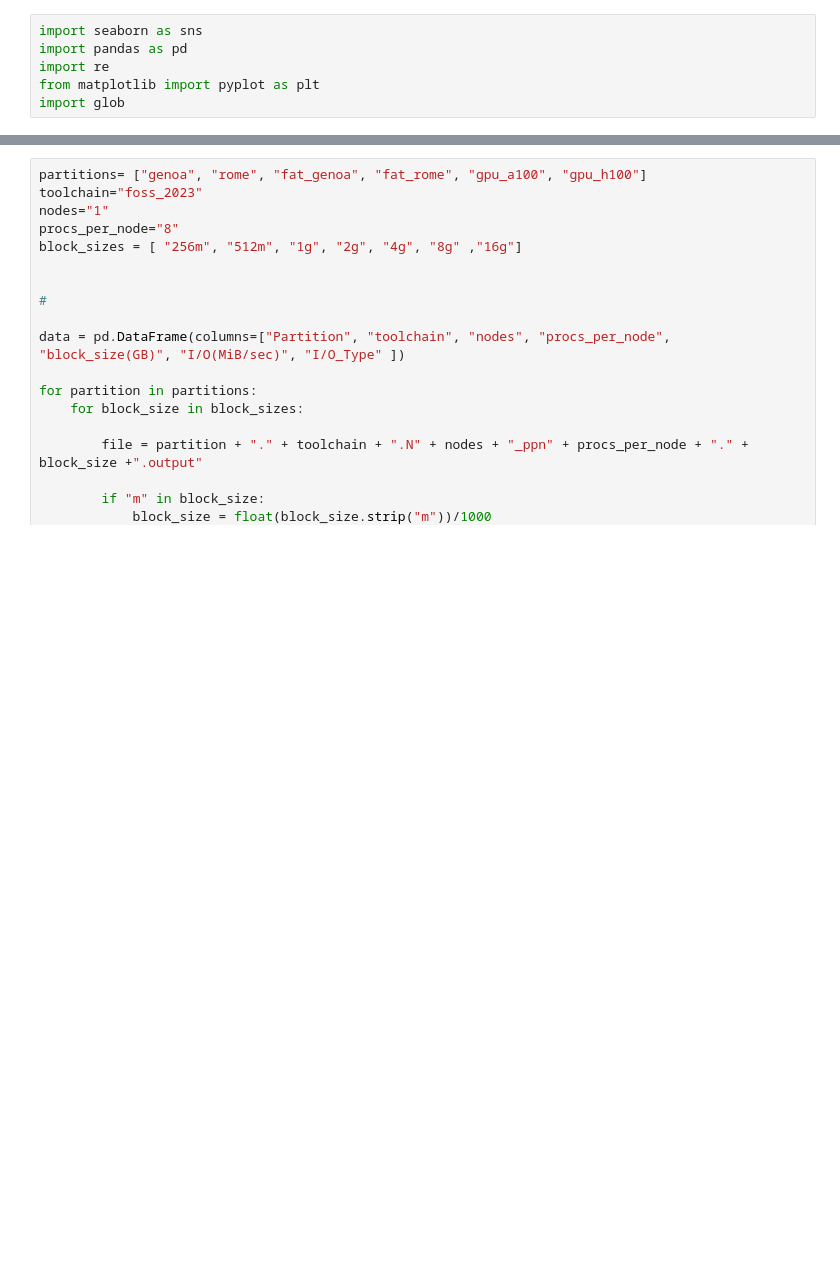
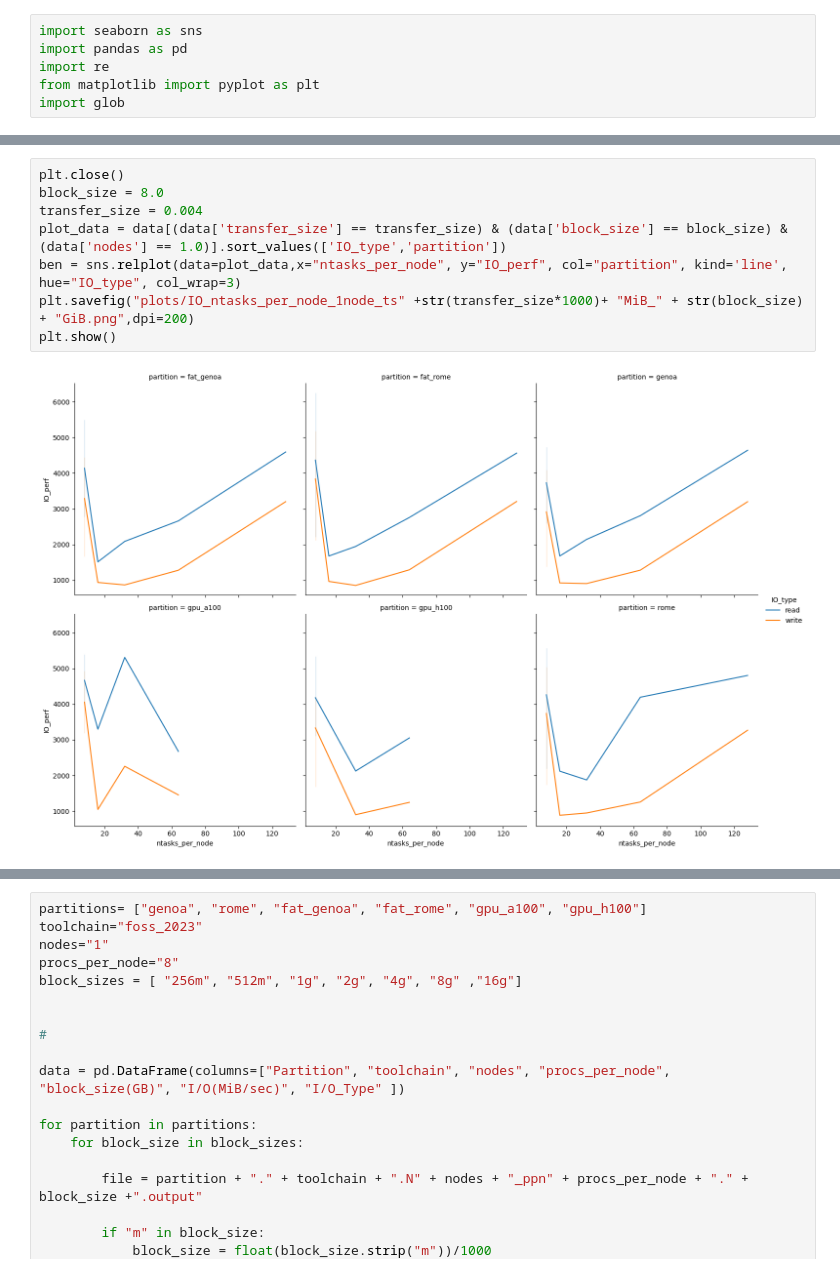
Before and after one commit to benczaja/IOR_test, a Jupyter notebook: IO_plot.ipynb, the cells around one changed output, grey strips where cells are left out. Cells and saved outputs as stored; diff of their text form; blank space fills up the shorter version.

```diff
--- a/IO_plot.ipynb
+++ b/IO_plot.ipynb
@@ -54,0 +149,10 @@ data
+# %%
+plt.close()
+block_size = 8.0
+transfer_size = 0.004
+plot_data = data[(data['transfer_size'] == transfer_size) & (data['block_size'] == block_size) & (data['nodes'] == 1.0)].sort_values(['IO_type','partition'])
+ben = sns.relplot(data=plot_data,x="ntasks_per_node", y="IO_perf", col="partition", kind='line', hue="IO_type", col_wrap=3)
+plt.savefig("plots/IO_ntasks_per_node_1node_ts" +str(transfer_size*1000)+ "MiB_" + str(block_size) + "GiB.png",dpi=200)
+plt.show()
+# %% [output]
+[figure, added]
```
Also changed, not shown: parts of 8 cells of this notebook.
